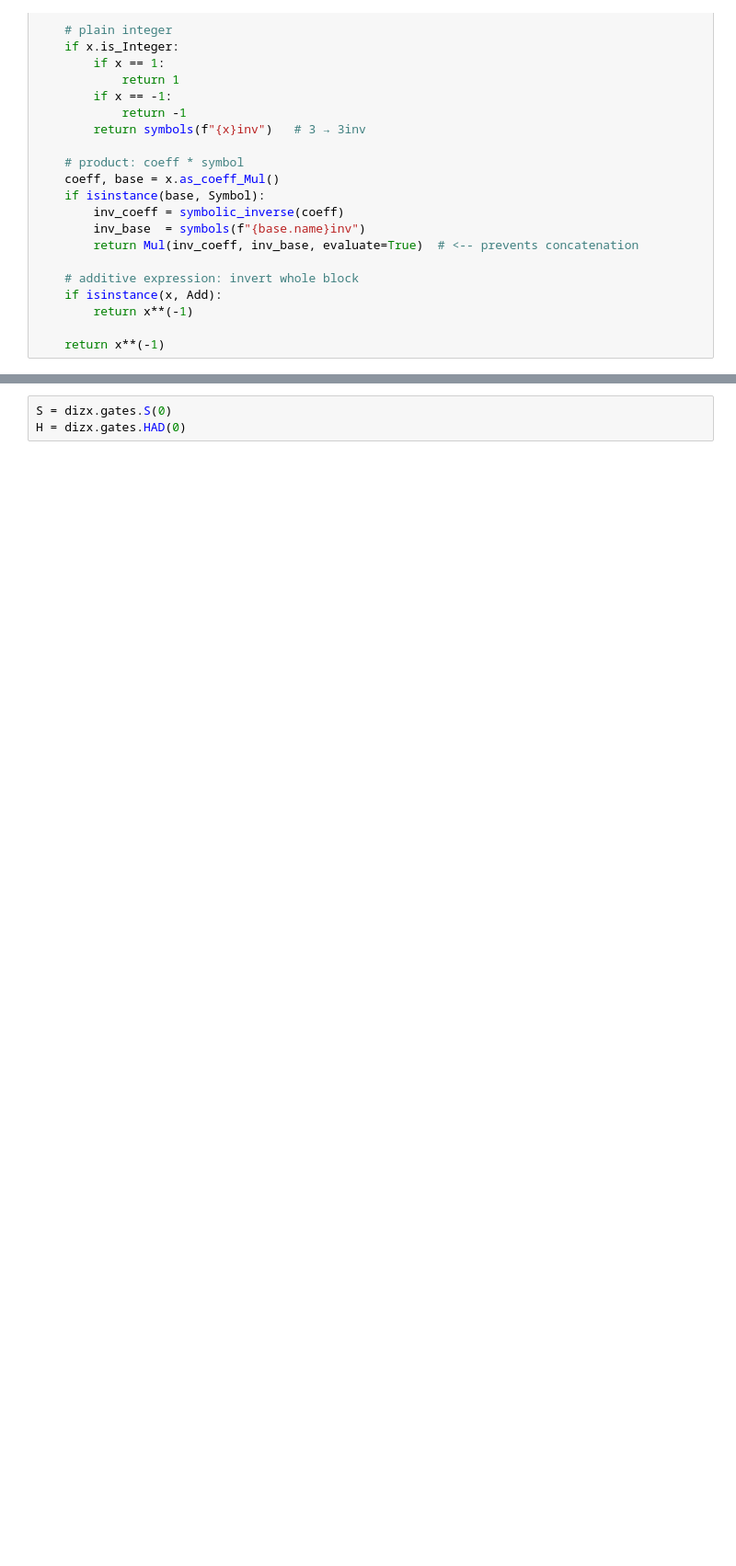
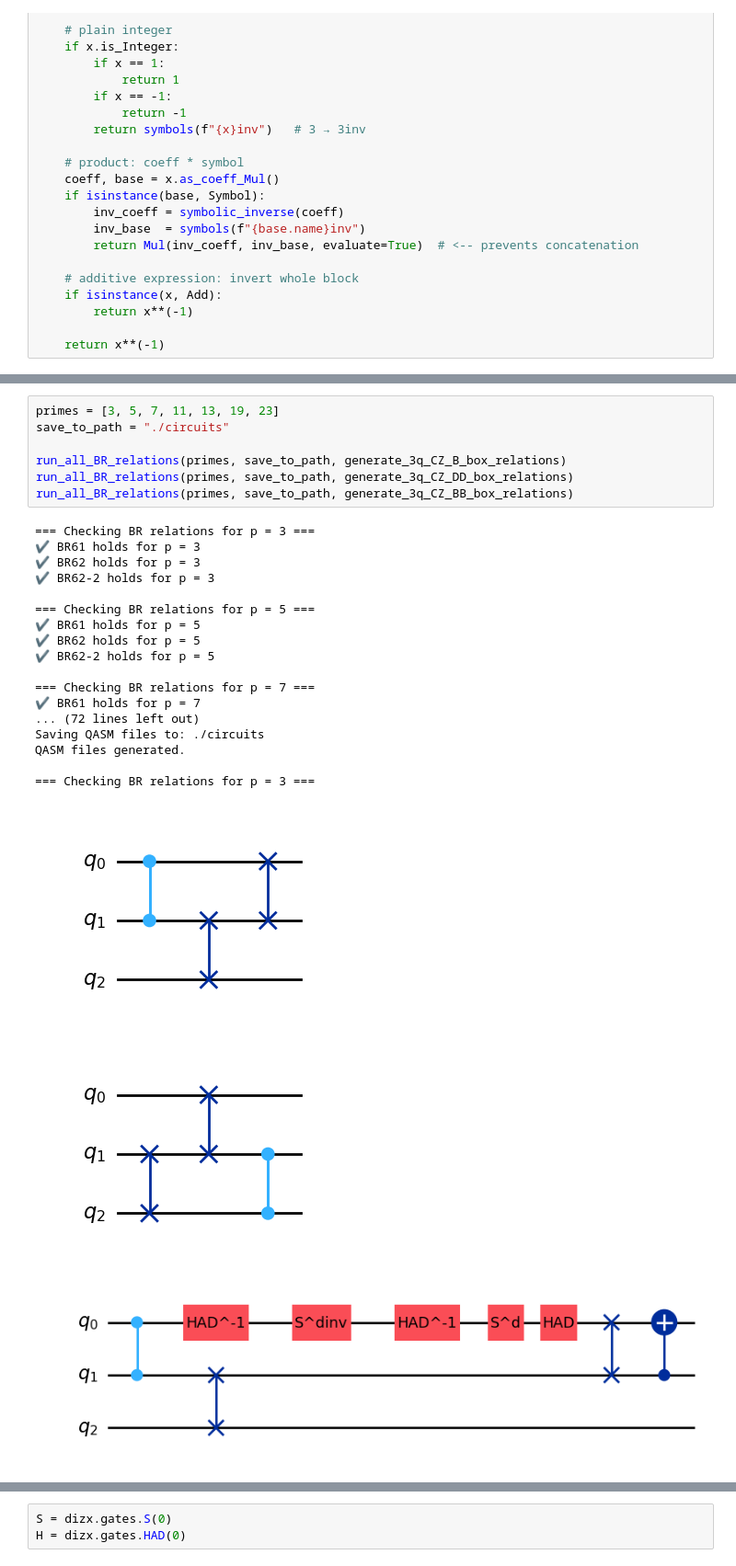
Before and after one commit to SarahMMMLi/QuditClifford, a Jupyter notebook: notebooks/BoxRelation-Soundness.ipynb, the cells around one changed output, grey strips where cells are left out. Shown at 92% size. Drawn from its saved outputs; the diff is of its cells as text; blank space fills up the shorter version.

```diff
--- a/notebooks/BoxRelation-Soundness.ipynb
+++ b/notebooks/BoxRelation-Soundness.ipynb
@@ -243,0 +809,28 @@ def compare_matrices3(m1: Matrix, m2: Matrix, modulus: int = 0):
+# %%
+primes = [3, 5, 7, 11, 13, 19, 23]
+save_to_path = "./circuits"
+
+run_all_BR_relations(primes, save_to_path, generate_3q_CZ_B_box_relations)
+run_all_BR_relations(primes, save_to_path, generate_3q_CZ_DD_box_relations)
+run_all_BR_relations(primes, save_to_path, generate_3q_CZ_BB_box_relations)
+# %% [output]
+=== Checking BR relations for p = 3 ===
+✔ BR61 holds for p = 3
+✔ BR62 holds for p = 3
+✔ BR62-2 holds for p = 3
+
+=== Checking BR relations for p = 5 ===
+✔ BR61 holds for p = 5
+✔ BR62 holds for p = 5
+✔ BR62-2 holds for p = 5
+
+=== Checking BR relations for p = 7 ===
+✔ BR61 holds for p = 7
+... (72 lines left out)
+Saving QASM files to: ./circuits
+QASM files generated.
+
+=== Checking BR relations for p = 3 ===
+[figure, added]
+[figure, added]
+[figure, added]
```
Also changed, not shown: parts of 22 cells of this notebook, 20 other files.
